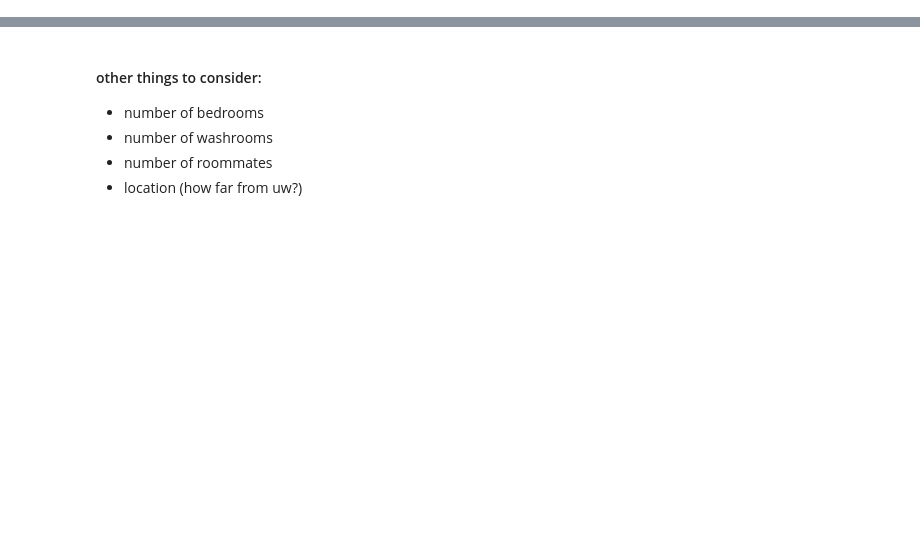
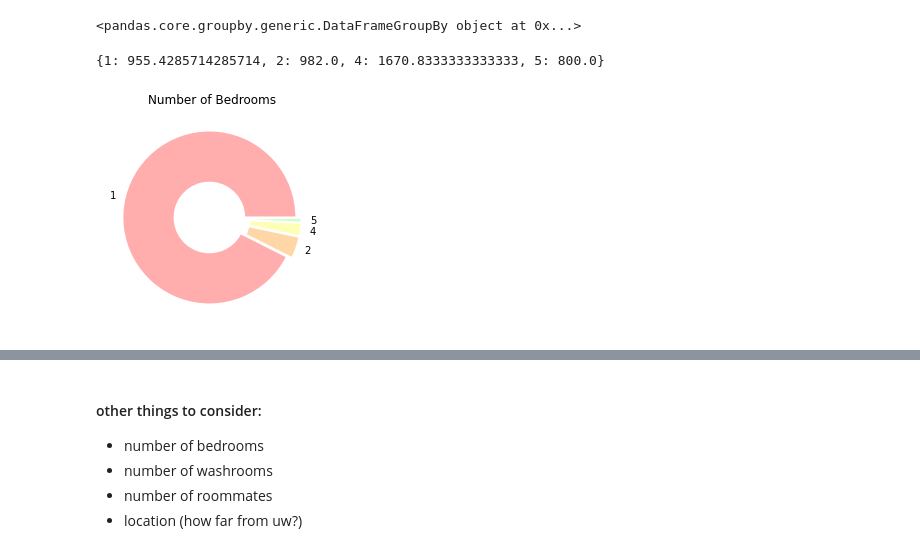
Before and after one commit to iriskimm/uw-student-housing, a Jupyter notebook: facebook_scraper.ipynb, the cells around one changed output, grey strips where cells are left out. Drawn from its saved outputs; the diff is of its cells as text; code cells hidden in the pictures; blank space fills up the shorter version.

Commit message:
visualize data

```diff
--- a/facebook_scraper.ipynb
+++ b/facebook_scraper.ipynb
@@ -100,0 +137,4 @@ df = pd.DataFrame()
+# %%
+df.drop(df[(df.price < 300) | (df.price > 5000)].index, inplace=True)
+df.drop(df[df.bedroom > 7].index, inplace=True)
+# df.loc[df.my_channel > 20000, 'my_channel'] = 0
@@ -100,0 +151,32 @@ df = pd.DataFrame()
+# %%
+by_bedroom = df.groupby('bedroom')
+# %%
+bedroom_labels = []
+bedroom_values = []
+
+price_by_bedroom = {}
+# %%
+by_bedroom
+# %% [output]
+<pandas.core.groupby.generic.DataFrameGroupBy object at 0x...>
+# %%
+for idx, frame in by_bedroom:
+    bedroom_labels.append(idx)
+    bedroom_values.append(by_bedroom.size()[idx])
+
+    price_by_bedroom[idx] = by_bedroom.mean().loc[idx, 'price']
+#     print(f"{by_bedroom.get_group(idx)}")
+#     print("------------------------")
+# %%
+price_by_bedroom
+# %% [output]
+{1: 955.4285714285714, 2: 982.0, 4: 1670.8333333333333, 5: 800.0}
+# %%
+colors = ['#ffadad', '#ffd6a5', '#fdffb6', '#caffbf']
+explode = [0.03] * 4
+wedgeprops = {'width': 0.6, 'edgecolor':'w', 'linewidth':2}
+plt.pie(bedroom_values, labels=bedroom_labels, colors=colors, explode=explode, wedgeprops=wedgeprops)
+plt.title("Number of Bedrooms")
+plt.show()
+# %% [output]
+[figure, added]
```
Also changed, not shown: parts of 11 cells of this notebook, 1 other file.
